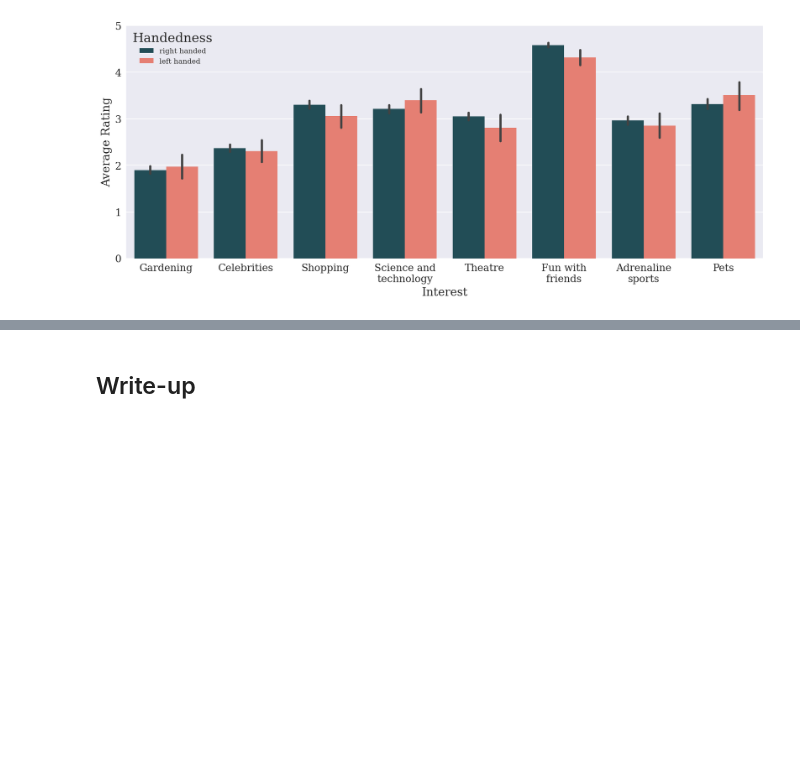
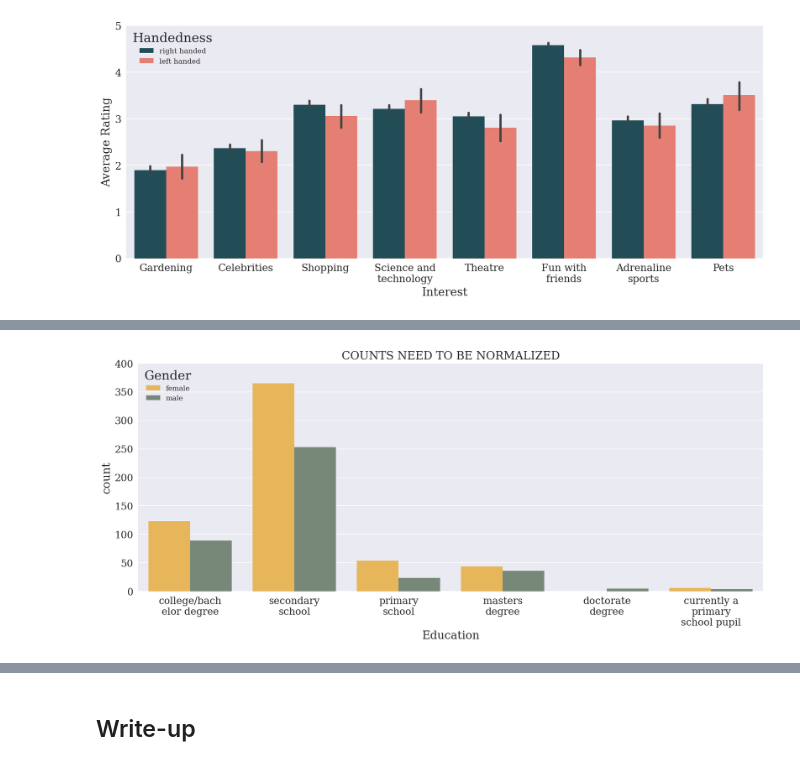
Before and after one commit to alexshah1/DS2500, a Jupyter notebook: Module Assignment 2/Module Assignment 2.ipynb, the cells around one changed output, grey strips where cells are left out. Drawn from its saved outputs; the diff is of its cells as text; code cells hidden in the pictures; blank space fills up the shorter version.

```diff
--- a/Module Assignment 2/Module Assignment 2.ipynb
+++ b/Module Assignment 2/Module Assignment 2.ipynb
@@ -229,0 +300,29 @@ for cols in interest_groups:
+# %%
+# Barplot for average phobia 'score' per gender
+ax = sns.countplot(x="Education", hue="Gender", data=df, palette = ['#FFBC42', '#748B75'])
+
+# Some phobia titles are too long, so, I need to wrap the title
+# Get the x tick labels
+ax.get_xticklabels()
+
+# Get the text out
+texts = [t.get_text()  for t in ax.get_xticklabels()]
+
+# Wrap the text
+texts = [textwrap.fill(t.get_text(), 12)  for t in ax.get_xticklabels()]
+
+# Set the new wrapped titles
+ax.set_xticklabels([textwrap.fill(t.get_text(), 12)  for t in ax.get_xticklabels()])
+
+# Set y-axis limits
+ax.set_ylim([0,400])
+
+plt.title("COUNTS NEED TO BE NORMALIZED")
+
+# Legend position
+plt.legend(loc='upper left', title='Gender')
+
+# Show the plot
+plt.show()
+# %% [output]
+[figure, added]
```
Also changed, not shown: parts of 16 cells of this notebook.
